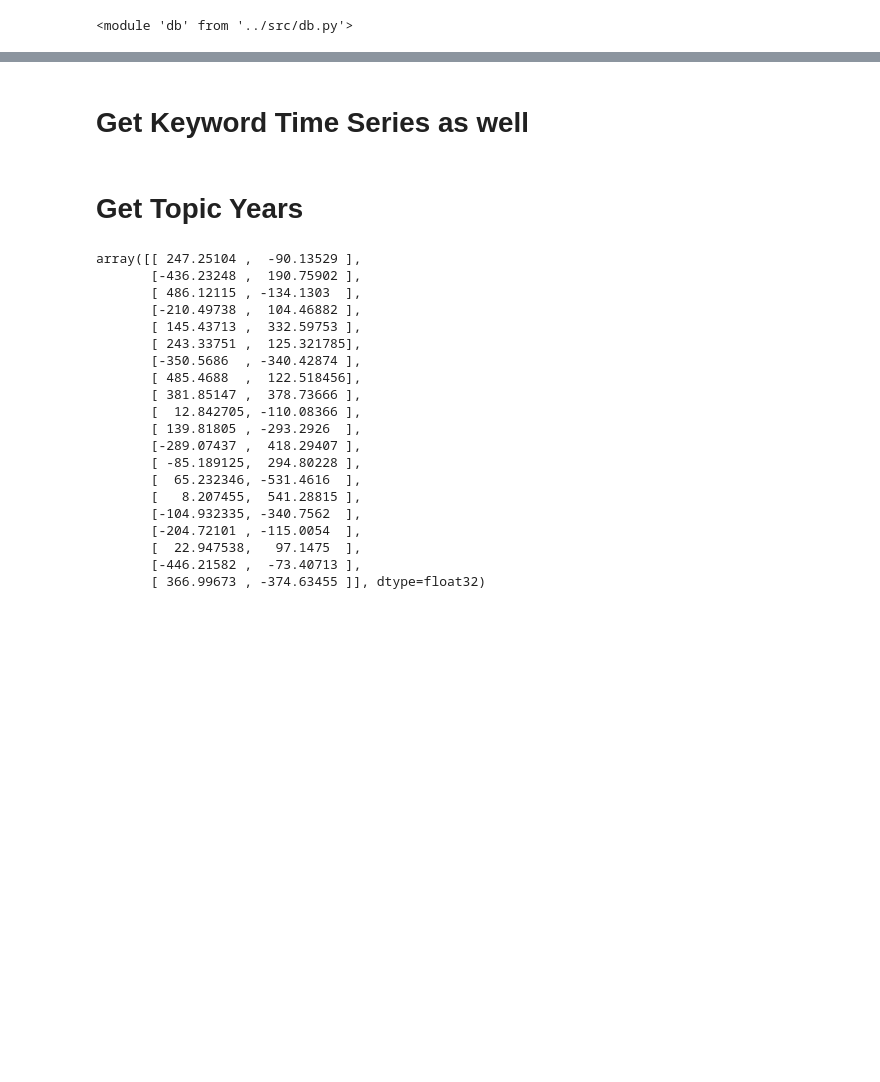
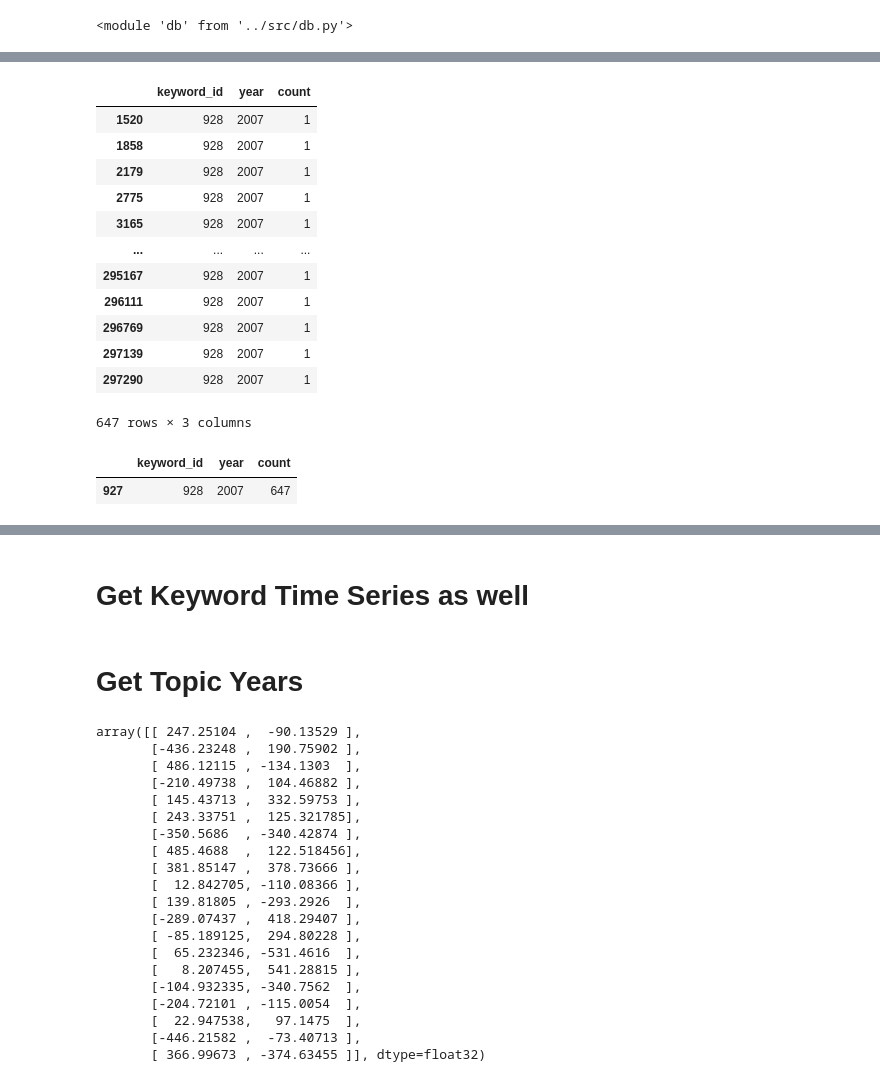
Before and after one commit to abuonomo/topic-emergence-ADS, a Jupyter notebook: notebook/arb-alchemy-02-model.ipynb, the cells around one changed output, grey strips where cells are left out. Saved outputs shown, nothing was run; the diff lists cells and outputs as text; code cells hidden in the pictures; blank space fills up the shorter version.

```diff
--- a/notebook/arb-alchemy-02-model.ipynb
+++ b/notebook/arb-alchemy-02-model.ipynb
@@ -44,7 +44,7 @@ import imp; imp.reload(db)
 
 # # pyLDAvis.save_html(viz_data, str(viz_loc))
 
-# db_loc = '../scratch/test.sqlite'
+db_loc = '../scratch/test.sqlite'
 
 
 # corp2paper_dct = {c: p for c, p in corp2paper}
@@ -52,9 +52,9 @@ import imp; imp.reload(db)
 
 # corpus_inds, paper_inds = zip(*corp2paper)
 
-# # engine = create_engine(f"sqlite:///{db_loc}")
-# # Session = sessionmaker(bind=engine)
-# # session = Session()
+engine = create_engine(f"sqlite:///{db_loc}")
+Session = sessionmaker(bind=engine)
+session = Session()
 
 # # session.query(db.Paper.id).count()
 # # paper2bibcodeode = session.query(db.Paper.id, db.Paper.bibcode).all()
@@ -94,0 +118,3 @@ import imp; imp.reload(db)
+# %%
+q = session.query(db.PaperKeywords)
+# limit query with the constraints
@@ -94,0 +157,2 @@ import imp; imp.reload(db)
+# %%
+df = pd.read_sql(q.statement, con=engine)
@@ -94,0 +177,18 @@ import imp; imp.reload(db)
+# %%
+bhid = session.query(db.Keyword).filter(db.Keyword.keyword == "black hole").first().id
+# %%
+df[df['keyword_id'] == bhid]
+# %% [output]
+|  | keyword_id | year | count |
+| 1520 | 928 | 2007 | 1 |
+| 1858 | 928 | 2007 | 1 |
+| 2179 | 928 | 2007 | 1 |
+| 2775 | 928 | 2007 | 1 |
+| 3165 | 928 | 2007 | 1 |
+| ... | ... | ... | ... |
+| 295167 | 928 | 2007 | 1 |
+| 296111 | 928 | 2007 | 1 |
+| 296769 | 928 | 2007 | 1 |
+| 297139 | 928 | 2007 | 1 |
+| 297290 | 928 | 2007 | 1 |
+647 rows × 3 columns
@@ -94,0 +197,5 @@ import imp; imp.reload(db)
+# %%
+cdf[cdf['keyword_id'] == bhid]
+# %% [output]
+|  | keyword_id | year | count |
+| 927 | 928 | 2007 | 647 |
```
Also changed, not shown: parts of 15 cells of this notebook, 3 other files.
